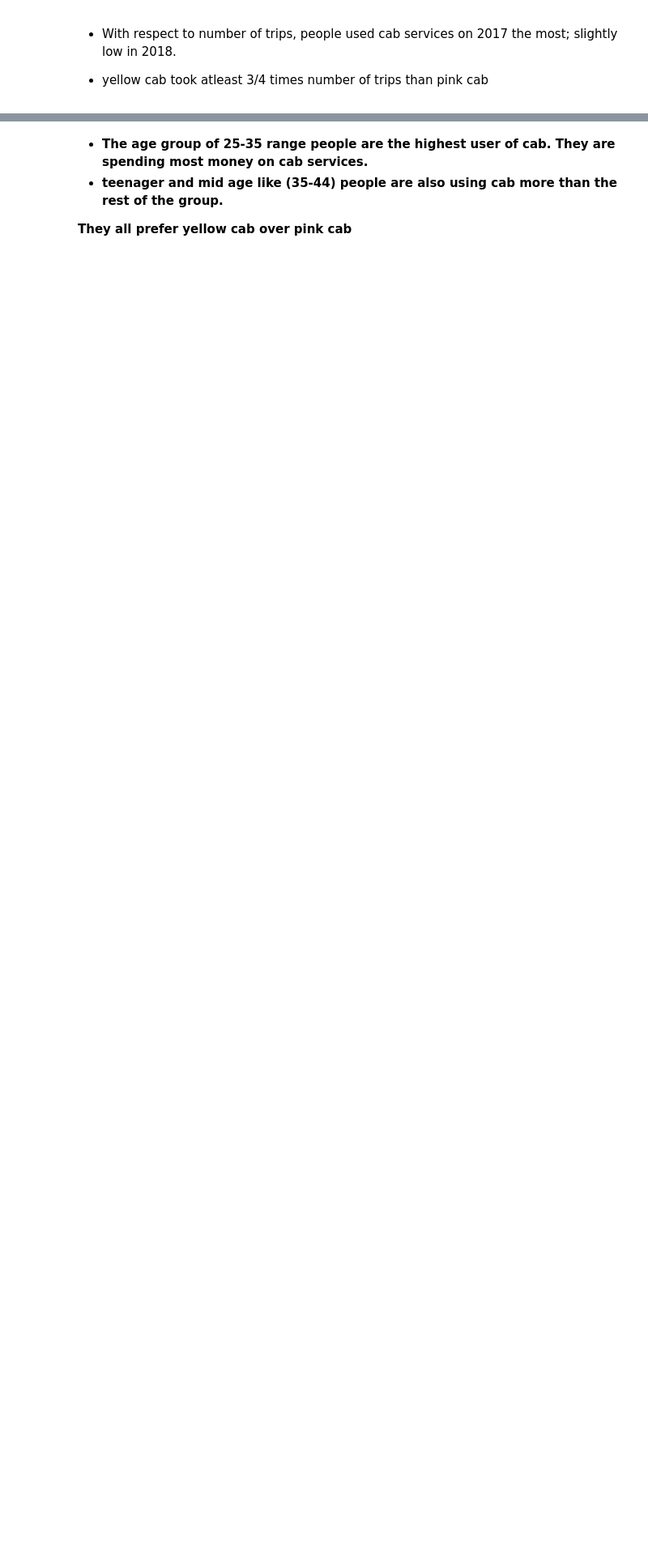
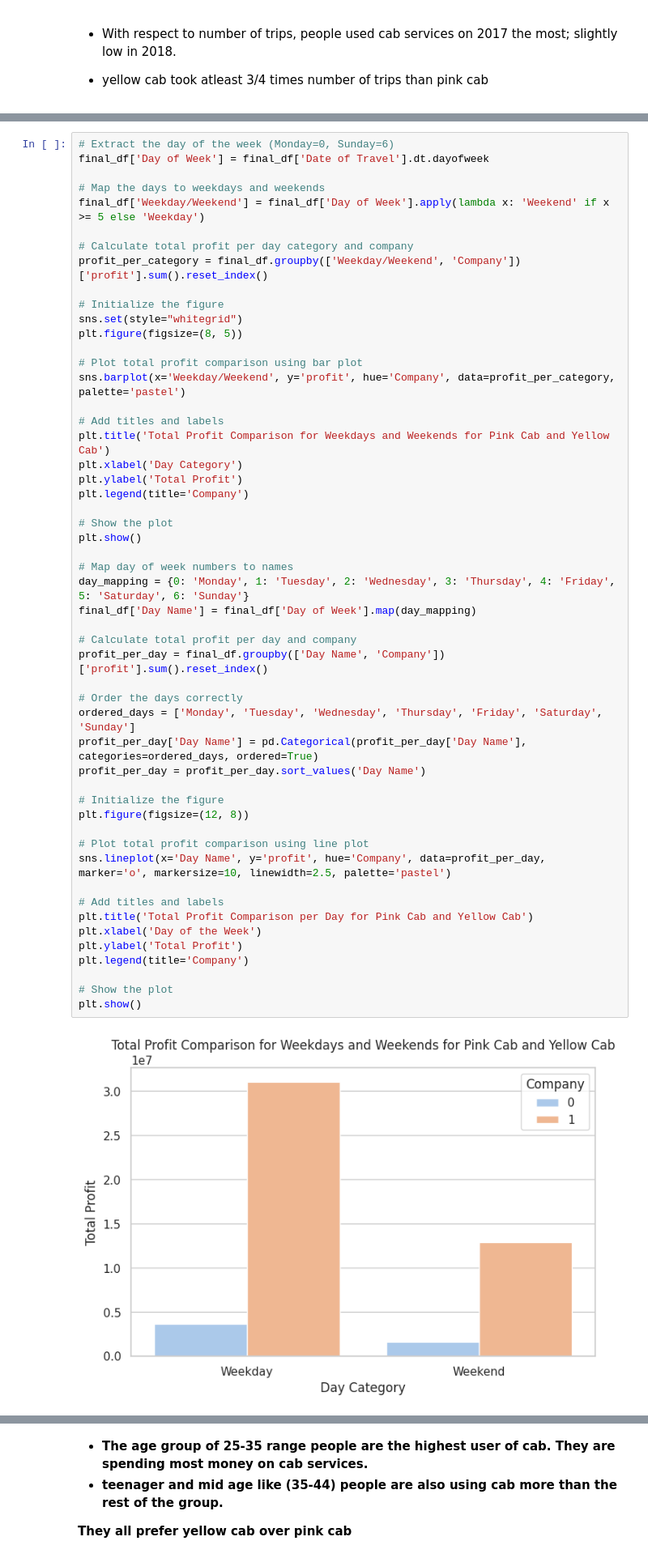
Before and after one commit to nuzats19/Week2_Cab-InvestmentEDA, a Jupyter notebook: EDA_of_cab_companies.ipynb, the cells around one changed output, grey strips where cells are left out. Shown at 81% size. Drawn from its saved outputs; the diff is of its cells as text; blank space fills up the shorter version.

```diff
--- a/EDA_of_cab_companies.ipynb
+++ b/EDA_of_cab_companies.ipynb
@@ -466,0 +446,54 @@ plt.show()
+# %%
+# Extract the day of the week (Monday=0, Sunday=6)
+final_df['Day of Week'] = final_df['Date of Travel'].dt.dayofweek
+
+# Map the days to weekdays and weekends
+final_df['Weekday/Weekend'] = final_df['Day of Week'].apply(lambda x: 'Weekend' if x >= 5 else 'Weekday')
+
+# Calculate total profit per day category and company
+profit_per_category = final_df.groupby(['Weekday/Weekend', 'Company'])['profit'].sum().reset_index()
+
+# Initialize the figure
+sns.set(style="whitegrid")
+plt.figure(figsize=(8, 5))
+
+# Plot total profit comparison using bar plot
+sns.barplot(x='Weekday/Weekend', y='profit', hue='Company', data=profit_per_category, palette='pastel')
+
+# Add titles and labels
+plt.title('Total Profit Comparison for Weekdays and Weekends for Pink Cab and Yellow Cab')
+plt.xlabel('Day Category')
+plt.ylabel('Total Profit')
+plt.legend(title='Company')
+
+# Show the plot
+plt.show()
+
+# Map day of week numbers to names
+day_mapping = {0: 'Monday', 1: 'Tuesday', 2: 'Wednesday', 3: 'Thursday', 4: 'Friday', 5: 'Saturday', 6: 'Sunday'}
+final_df['Day Name'] = final_df['Day of Week'].map(day_mapping)
+
+# Calculate total profit per day and company
+profit_per_day = final_df.groupby(['Day Name', 'Company'])['profit'].sum().reset_index()
+
+# Order the days correctly
+ordered_days = ['Monday', 'Tuesday', 'Wednesday', 'Thursday', 'Friday', 'Saturday', 'Sunday']
+profit_per_day['Day Name'] = pd.Categorical(profit_per_day['Day Name'], categories=ordered_days, ordered=True)
+profit_per_day = profit_per_day.sort_values('Day Name')
+
+# Initialize the figure
+plt.figure(figsize=(12, 8))
+
+# Plot total profit comparison using line plot
+sns.lineplot(x='Day Name', y='profit', hue='Company', data=profit_per_day, marker='o', markersize=10, linewidth=2.5, palette='pastel')
+
+# Add titles and labels
+plt.title('Total Profit Comparison per Day for Pink Cab and Yellow Cab')
+plt.xlabel('Day of the Week')
+plt.ylabel('Total Profit')
+plt.legend(title='Company')
+
+# Show the plot
+plt.show()
+# %% [output]
+[figure, added]
```
Also changed, not shown: parts of 10 cells of this notebook.
